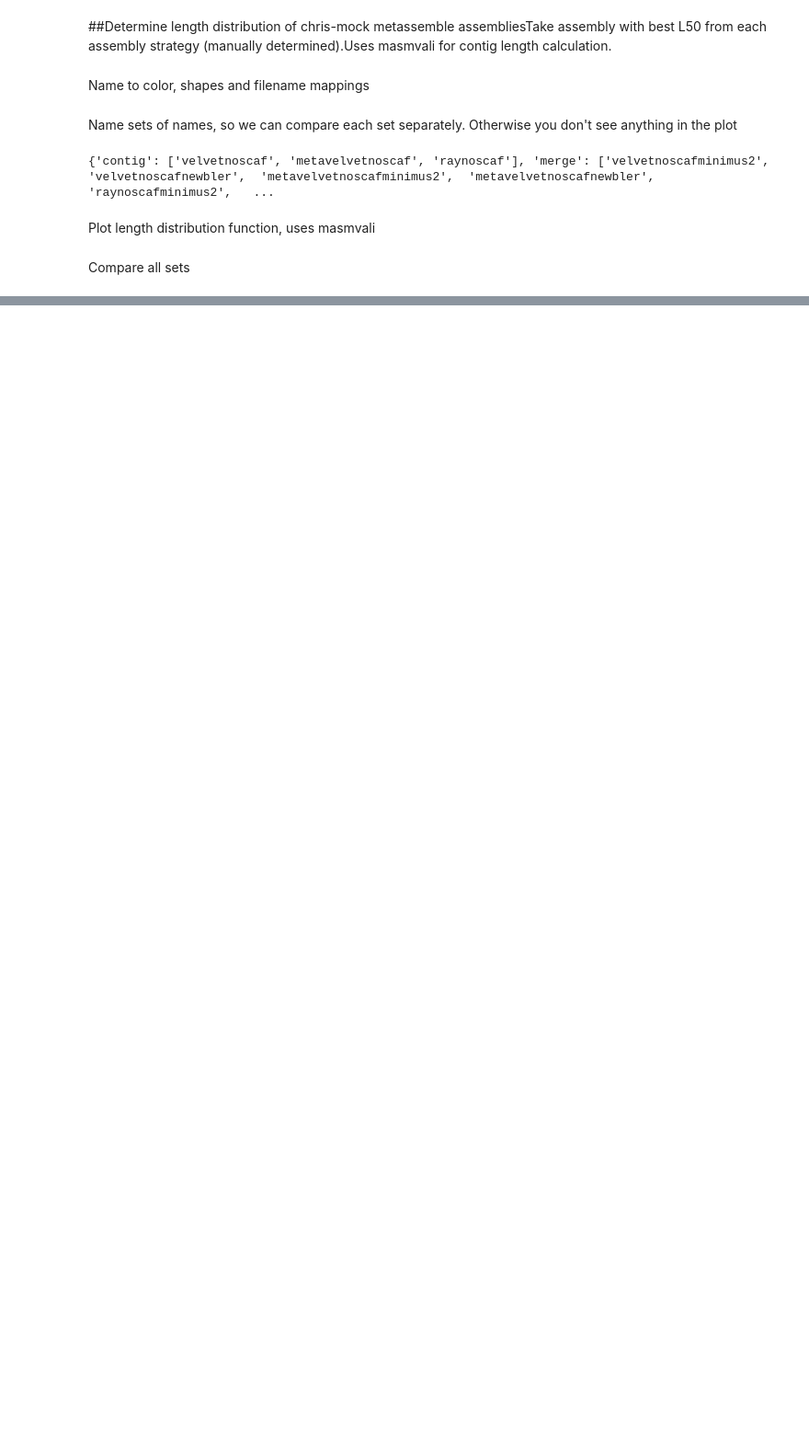
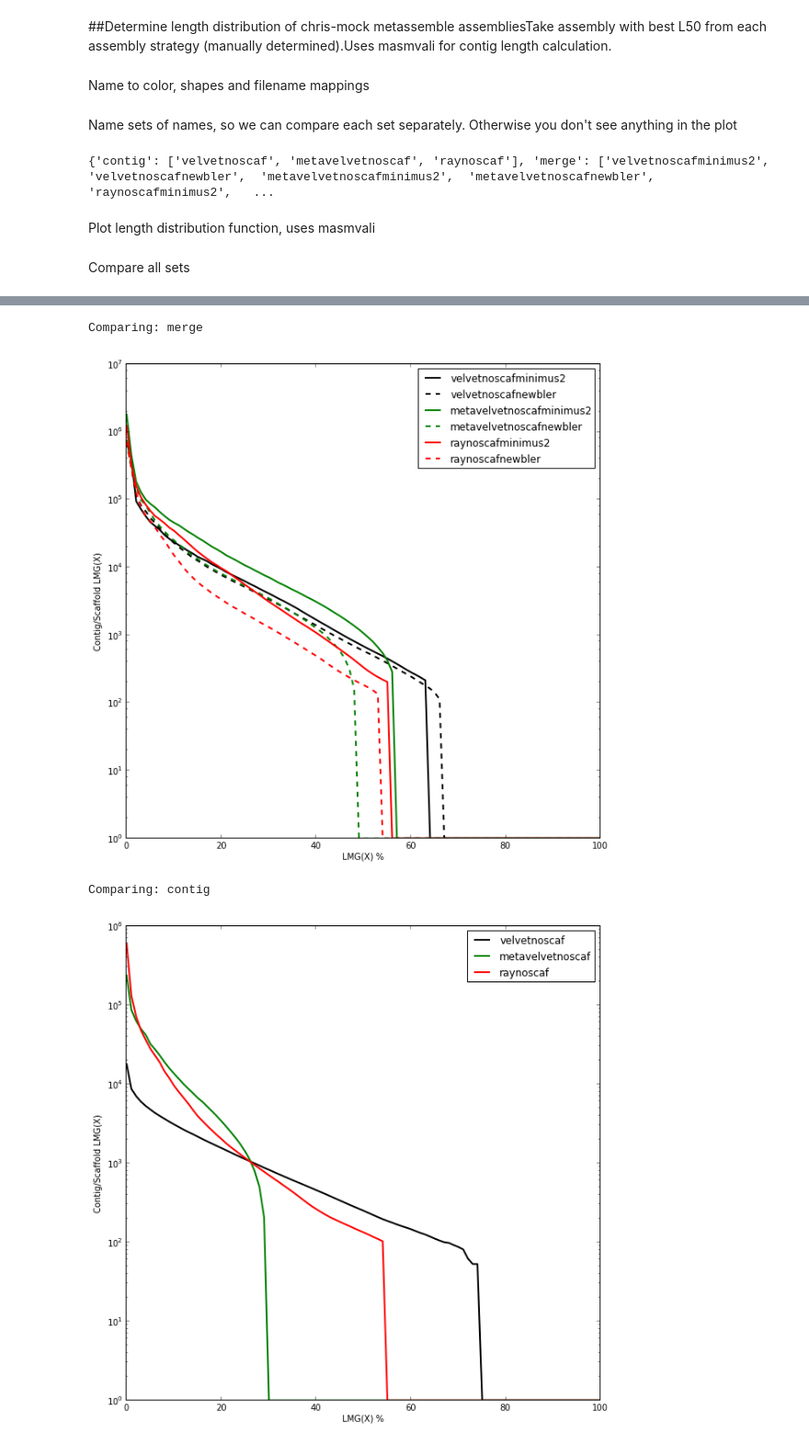
Before and after one commit to inodb/notebooks, a Jupyter notebook: chris-mock-masmvali-length.ipynb, the cells around one changed output, grey strips where cells are left out. Shown at 92% size. Saved outputs shown, nothing was run; the diff lists cells and outputs as text; code cells hidden in the pictures; blank space fills up the shorter version.

```diff
--- a/chris-mock-masmvali-length.ipynb
+++ b/chris-mock-masmvali-length.ipynb
@@ -42,0 +68,7 @@ Comparing: scaf
+# %%
+for k in asm_sets:    print "Comparing: " + k    plot_length_asmbla2([filesd["Sample_50ng_unbalanced"][name] for name in asm_sets[k]], asm_sets[k], [colord[name] for name in asm_sets[k]], [shapesd[name] for name in asm_sets[k]])    plt.show()
+# %% [output]
+Comparing: merge
+[figure, added]
+Comparing: contig
+[figure, added]
```
Also changed, not shown: parts of 15 cells of this notebook, 1 other file.
